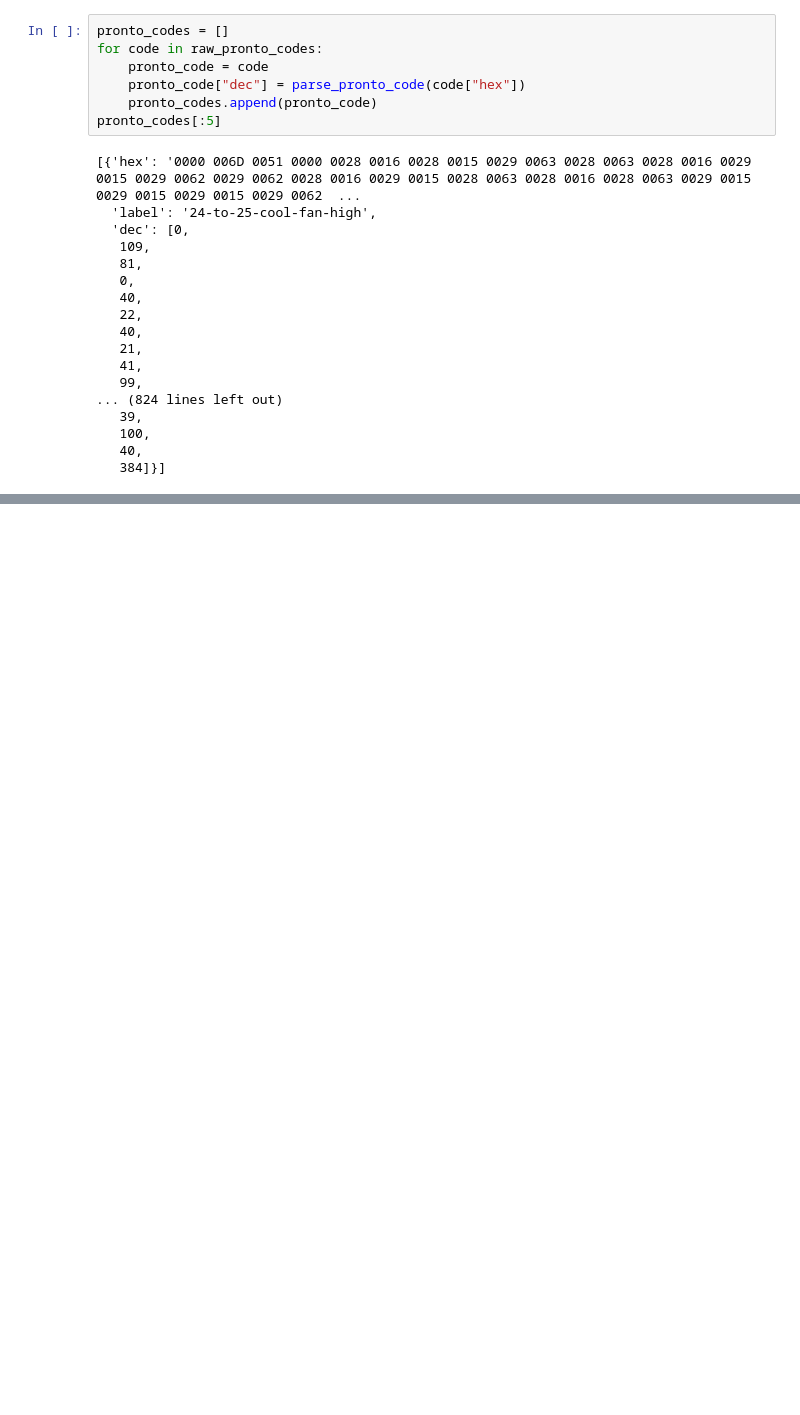
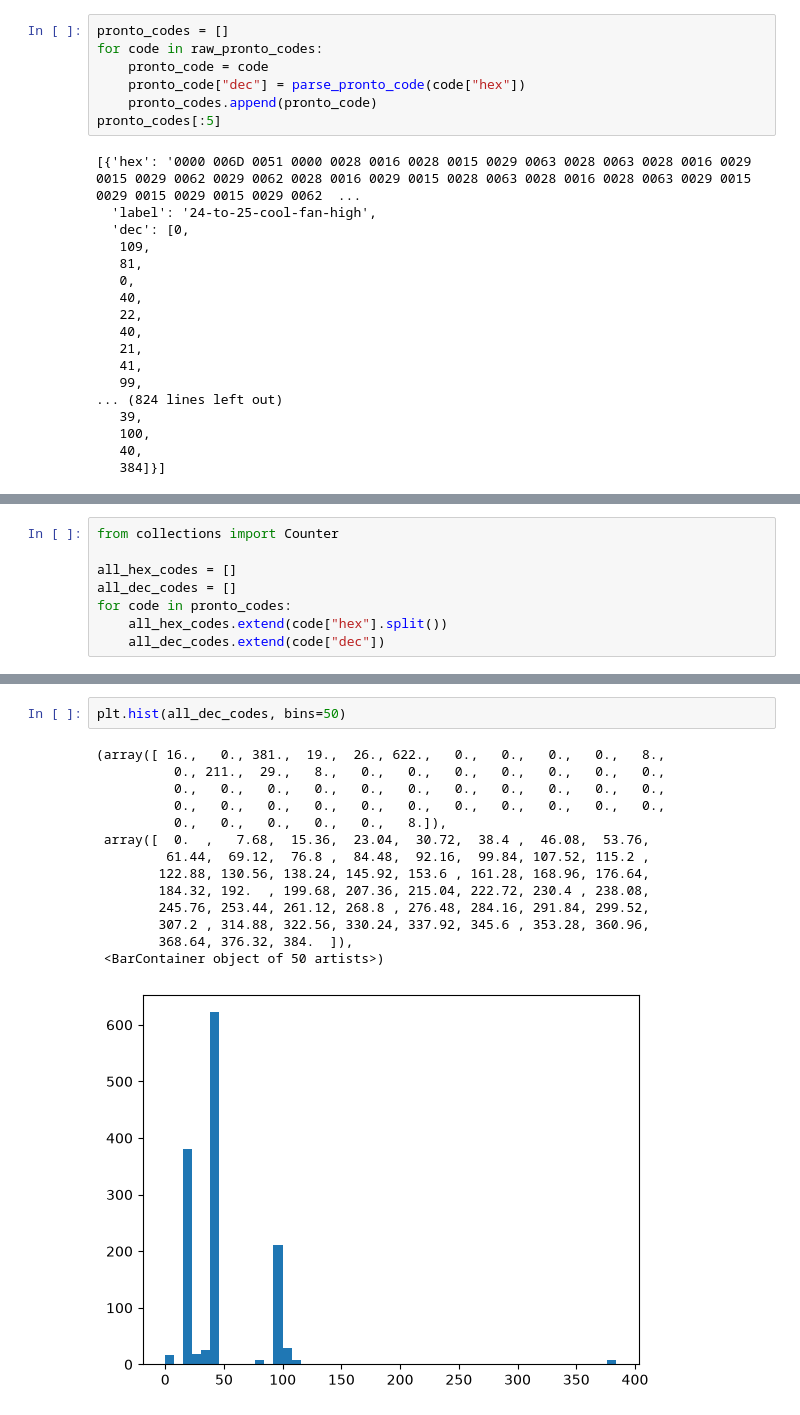
Before and after one commit to Shresht7/esphome-voltas-ac-climate-ir, a Jupyter notebook: protocol/notebook.ipynb, the cells around one changed output, grey strips where cells are left out. Cells and saved outputs as stored; diff of their text form; blank space fills up the shorter version.

```diff
--- a/protocol/notebook.ipynb
+++ b/protocol/notebook.ipynb
@@ -49,0 +57,8 @@ pronto_codes[:5]
+# %%
+from collections import Counter
+
+all_hex_codes = []
+all_dec_codes = []
+for code in pronto_codes:
+    all_hex_codes.extend(code["hex"].split())
+    all_dec_codes.extend(code["dec"])
@@ -49,0 +107,17 @@ pronto_codes[:5]
+# %%
+plt.hist(all_dec_codes, bins=50)
+# %% [output]
+(array([ 16.,   0., 381.,  19.,  26., 622.,   0.,   0.,   0.,   0.,   8.,
+          0., 211.,  29.,   8.,   0.,   0.,   0.,   0.,   0.,   0.,   0.,
+          0.,   0.,   0.,   0.,   0.,   0.,   0.,   0.,   0.,   0.,   0.,
+          0.,   0.,   0.,   0.,   0.,   0.,   0.,   0.,   0.,   0.,   0.,
+          0.,   0.,   0.,   0.,   0.,   8.]),
+ array([  0.  ,   7.68,  15.36,  23.04,  30.72,  38.4 ,  46.08,  53.76,
+         61.44,  69.12,  76.8 ,  84.48,  92.16,  99.84, 107.52, 115.2 ,
+        122.88, 130.56, 138.24, 145.92, 153.6 , 161.28, 168.96, 176.64,
+        184.32, 192.  , 199.68, 207.36, 215.04, 222.72, 230.4 , 238.08,
+        245.76, 253.44, 261.12, 268.8 , 276.48, 284.16, 291.84, 299.52,
+        307.2 , 314.88, 322.56, 330.24, 337.92, 345.6 , 353.28, 360.96,
+        368.64, 376.32, 384.  ]),
+ <BarContainer object of 50 artists>)
+[figure, added]
```
Also changed, not shown: parts of 11 cells of this notebook.
